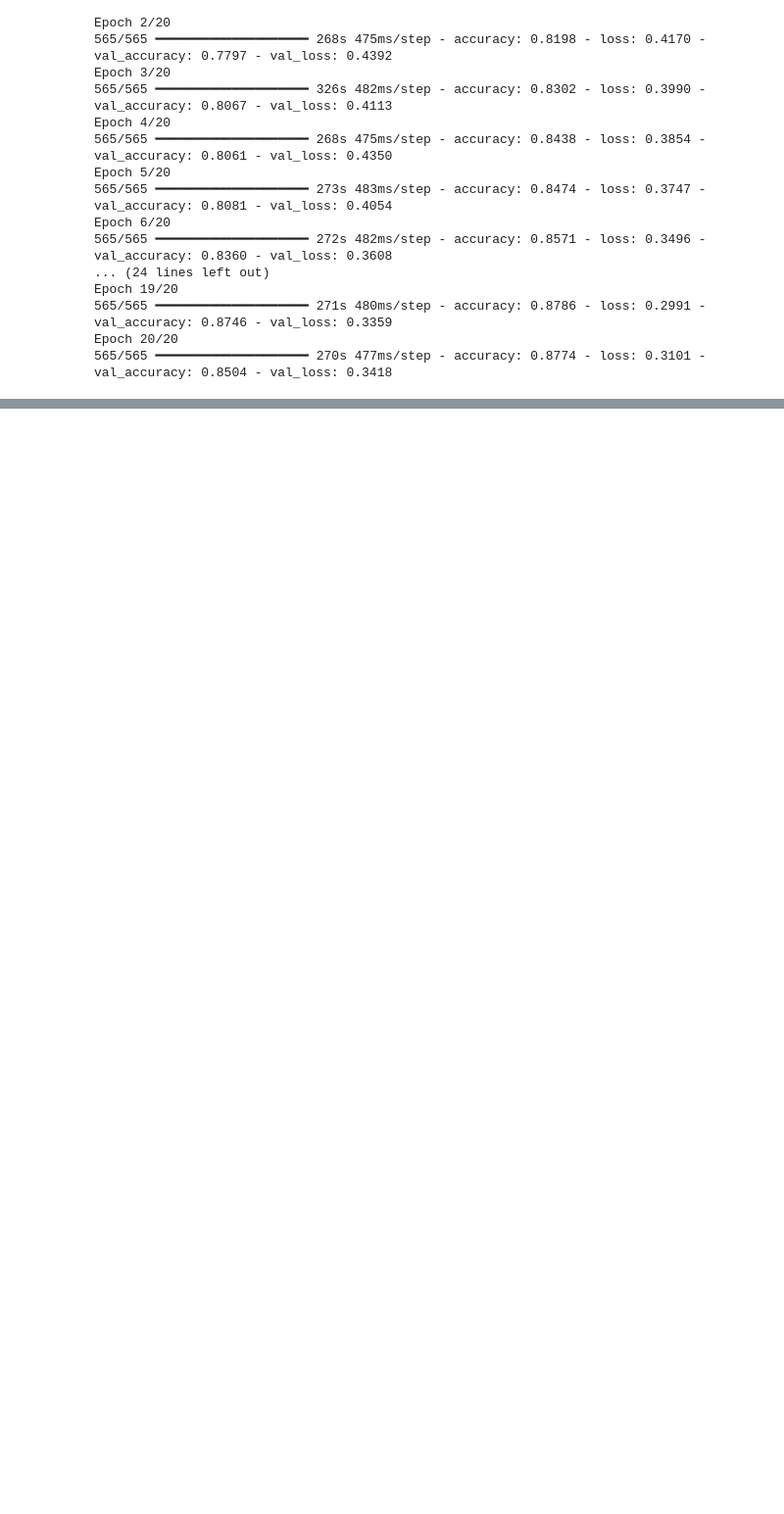
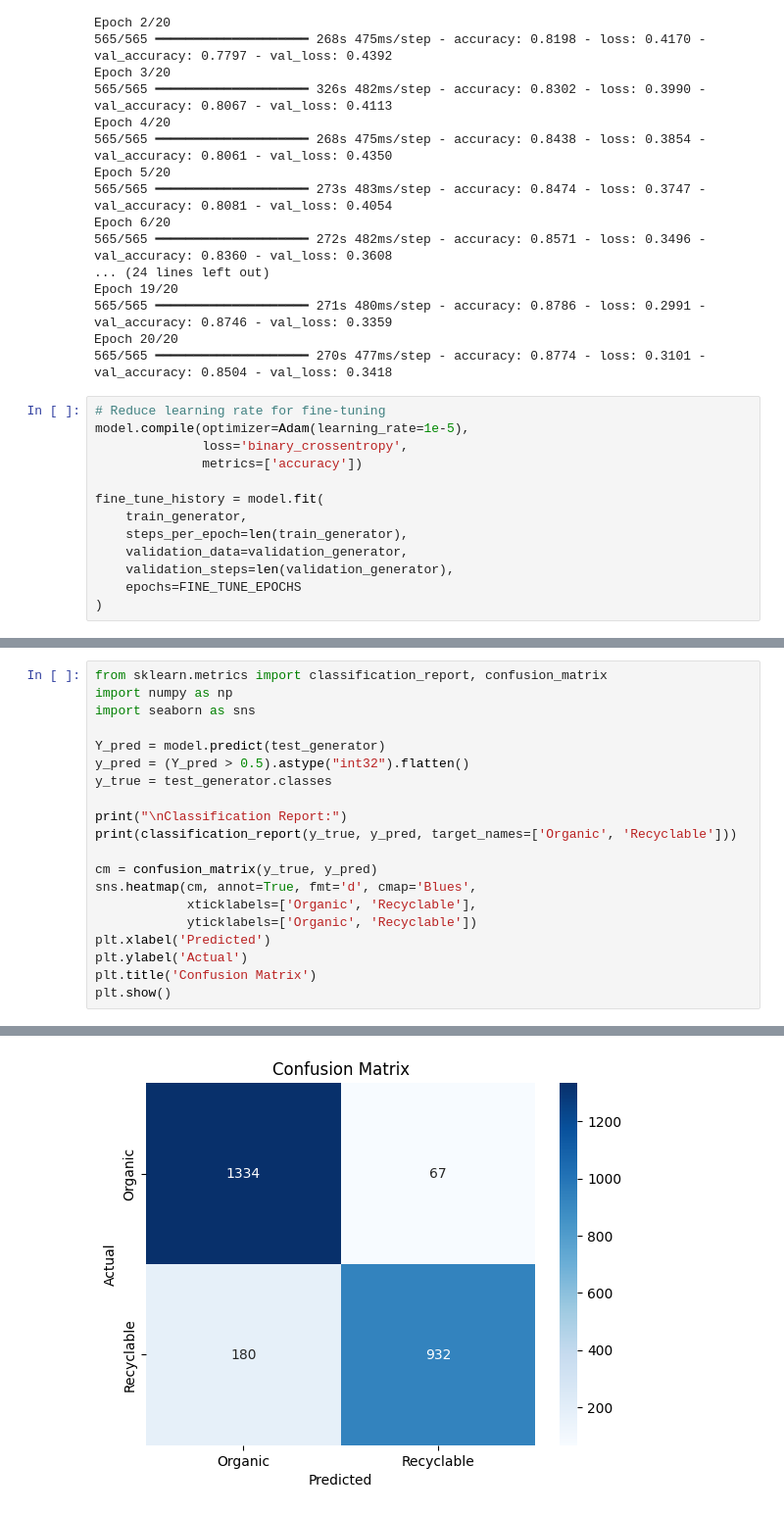
Before and after one commit to IT22283344/DL_Assignment, a Jupyter notebook: DL_assignmnet_2.ipynb, the cells around one changed output, grey strips where cells are left out. Shown at 98% size. Drawn from its saved outputs; the diff is of its cells as text; blank space fills up the shorter version.

Commit message:
completed model

```diff
--- a/DL_assignmnet_2.ipynb
+++ b/DL_assignmnet_2.ipynb
@@ -160,3 +160,16 @@ Epoch 19/20
 565/565 ━━━━━━━━━━━━━━━━━━━━ 271s 480ms/step - accuracy: 0.8786 - loss: 0.2991 - val_accuracy: 0.8746 - val_loss: 0.3359
 Epoch 20/20
 565/565 ━━━━━━━━━━━━━━━━━━━━ 270s 477ms/step - accuracy: 0.8774 - loss: 0.3101 - val_accuracy: 0.8504 - val_loss: 0.3418
+# %%
+# Reduce learning rate for fine-tuning
+model.compile(optimizer=Adam(learning_rate=1e-5),
+              loss='binary_crossentropy',
+              metrics=['accuracy'])
+
+fine_tune_history = model.fit(
+    train_generator,
+    steps_per_epoch=len(train_generator),
+    validation_data=validation_generator,
+    validation_steps=len(validation_generator),
+    epochs=FINE_TUNE_EPOCHS
+)
@@ -162,0 +203,21 @@ Epoch 20/20
+# %%
+from sklearn.metrics import classification_report, confusion_matrix
+import numpy as np
+import seaborn as sns
+
+Y_pred = model.predict(test_generator)
+y_pred = (Y_pred > 0.5).astype("int32").flatten()
+y_true = test_generator.classes
+
+print("\nClassification Report:")
+print(classification_report(y_true, y_pred, target_names=['Organic', 'Recyclable']))
+
+cm = confusion_matrix(y_true, y_pred)
+sns.heatmap(cm, annot=True, fmt='d', cmap='Blues',
+            xticklabels=['Organic', 'Recyclable'],
+            yticklabels=['Organic', 'Recyclable'])
+plt.xlabel('Predicted')
+plt.ylabel('Actual')
+plt.title('Confusion Matrix')
+plt.show()
+# %% [output]
@@ -162,0 +235 @@ Epoch 20/20
+[figure, added]
```
Also changed, not shown: parts of 21 cells of this notebook.
